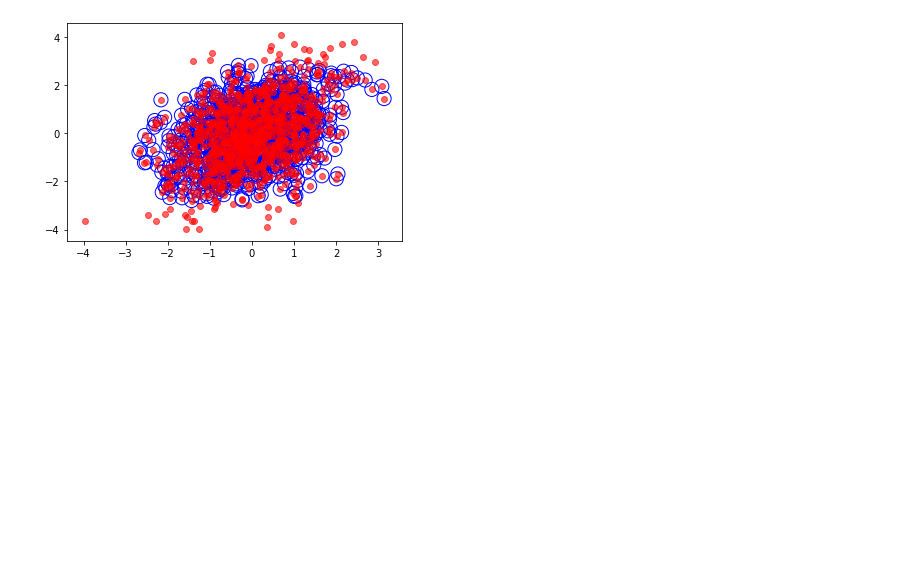
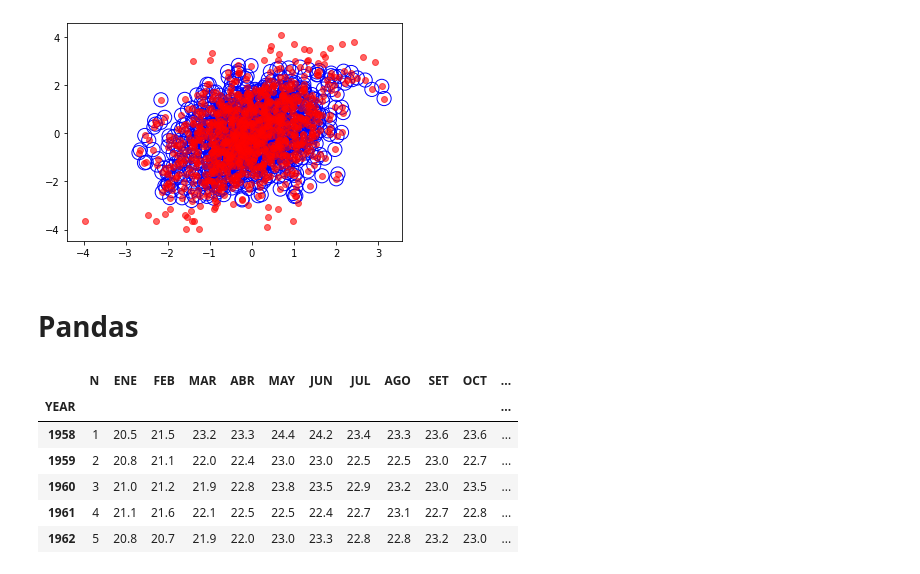
Before and after one commit to santiagocasas/notebooks, a Jupyter notebook: Santi/Answers.ipynb, the cells around one changed output. Cells and saved outputs as stored; diff of their text form; code cells hidden in the pictures; blank space fills up the shorter version.

Commit message:
some final details on Pandas

```diff
--- a/Santi/Answers.ipynb
+++ b/Santi/Answers.ipynb
@@ -135,3 +141,5 @@ plt.scatter(Xnew[:, 0], Xnew[:, 1], color='blue', facecolor='none', s=200);
 plt.scatter(X[:, 0], X[:, 1], color='red', alpha=0.6);
 # %% [output]
 [figure]
+# %% [markdown]
+# Pandas
@@ -137,0 +148,12 @@ plt.scatter(X[:, 0], X[:, 1], color='red', alpha=0.6);
+# %%
+cr_temp = pd.read_csv('./materials/CR_Temp.csv')
+cr_temp = pd.read_csv('./materials/CR_Temp.csv', index_col=1)
+cr_temp.head()
+# %% [output]
+|  | N | ENE | FEB | MAR | ABR | MAY | JUN | JUL | AGO | SET | OCT | ... |
+| YEAR |  |  |  |  |  |  |  |  |  |  |  | ... |
+| 1958 | 1 | 20.5 | 21.5 | 23.2 | 23.3 | 24.4 | 24.2 | 23.4 | 23.3 | 23.6 | 23.6 | ... |
+| 1959 | 2 | 20.8 | 21.1 | 22.0 | 22.4 | 23.0 | 23.0 | 22.5 | 22.5 | 23.0 | 22.7 | ... |
+| 1960 | 3 | 21.0 | 21.2 | 21.9 | 22.8 | 23.8 | 23.5 | 22.9 | 23.2 | 23.0 | 23.5 | ... |
+| 1961 | 4 | 21.1 | 21.6 | 22.1 | 22.5 | 22.5 | 22.4 | 22.7 | 23.1 | 22.7 | 22.8 | ... |
+| 1962 | 5 | 20.8 | 20.7 | 21.9 | 22.0 | 23.0 | 23.3 | 22.8 | 22.8 | 23.2 | 23.0 | ... |
```
Also changed, not shown: parts of 14 cells of this notebook, 4 other files.
